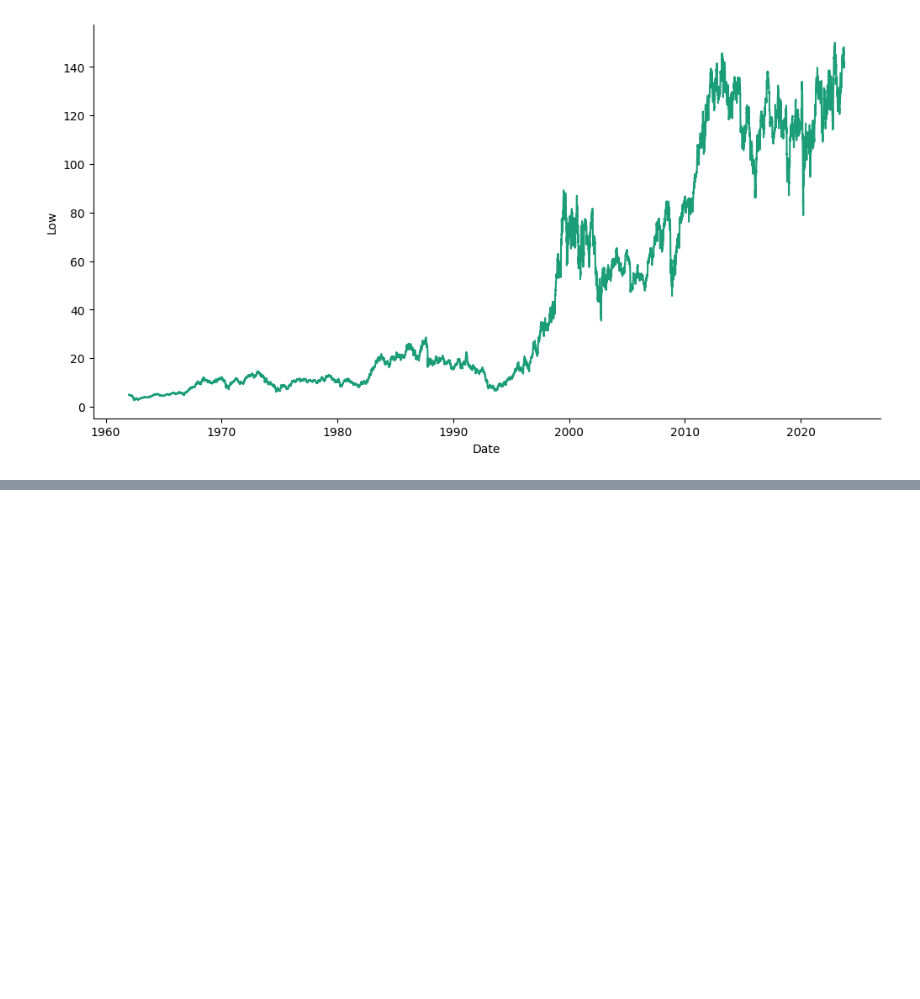
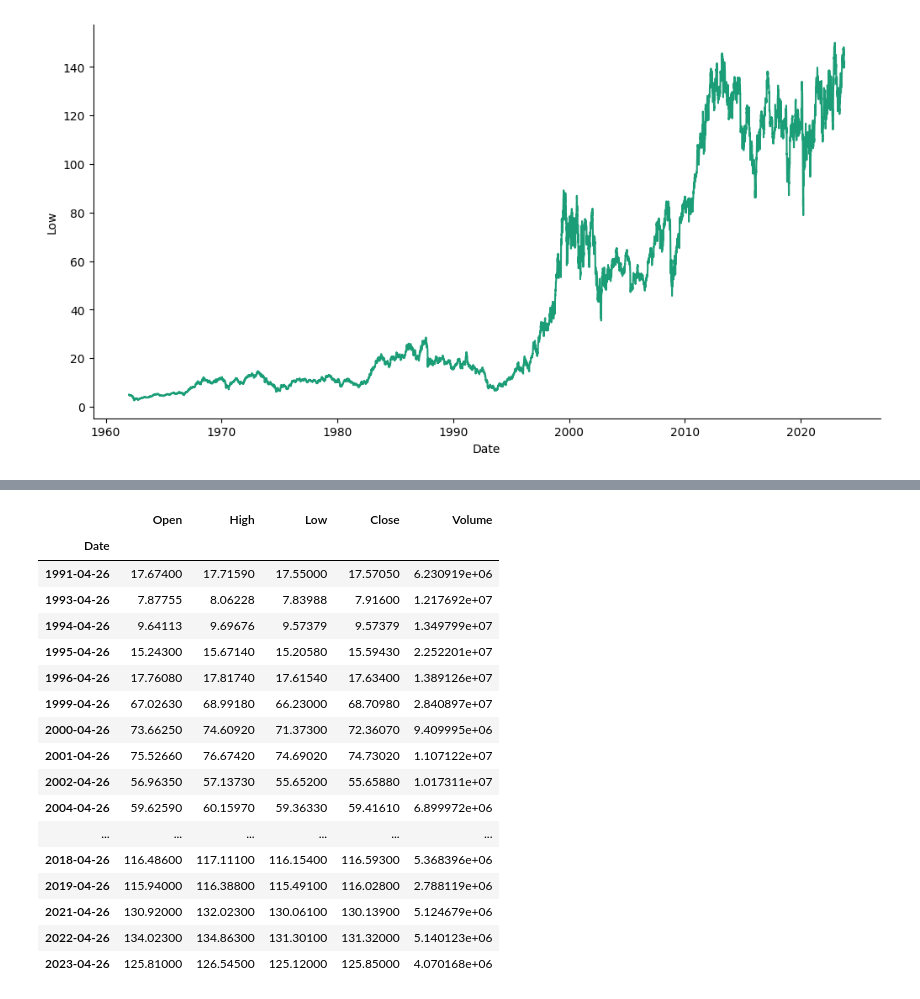
Before and after one commit to Johanhms/Practicas_Python, a Jupyter notebook: Data_Analysis_with_Pandas.ipynb, the cells around one changed output, grey strips where cells are left out. Cells and saved outputs as stored; diff of their text form; code cells hidden in the pictures; blank space fills up the shorter version.

```diff
--- a/Data_Analysis_with_Pandas.ipynb
+++ b/Data_Analysis_with_Pandas.ipynb
@@ -720,3 +720,5 @@ plt.xlabel('Date')
 _ = plt.ylabel('Low')
 # %% [output]
 [figure]
+# %%
+stocks = pd.read_csv("ibm.csv", parse_dates = ["Date"], index_col = "Date").sort_index()
@@ -722,0 +798,23 @@ _ = plt.ylabel('Low')
+# %%
+birthday = pd.date_range(start = "1991-04-26", end = "2023-04-26", freq = pd.DateOffset(years = 1))
+# %%
+stocks[stocks.index.isin(birthday)]
+# %% [output]
+|  | Open | High | Low | Close | Volume |
+| Date |  |  |  |  |  |
+| 1991-04-26 | 17.67400 | 17.71590 | 17.55000 | 17.57050 | 6.230919e+06 |
+| 1993-04-26 | 7.87755 | 8.06228 | 7.83988 | 7.91600 | 1.217692e+07 |
+| 1994-04-26 | 9.64113 | 9.69676 | 9.57379 | 9.57379 | 1.349799e+07 |
+| 1995-04-26 | 15.24300 | 15.67140 | 15.20580 | 15.59430 | 2.252201e+07 |
+| 1996-04-26 | 17.76080 | 17.81740 | 17.61540 | 17.63400 | 1.389126e+07 |
+| 1999-04-26 | 67.02630 | 68.99180 | 66.23000 | 68.70980 | 2.840897e+07 |
+| 2000-04-26 | 73.66250 | 74.60920 | 71.37300 | 72.36070 | 9.409995e+06 |
+| 2001-04-26 | 75.52660 | 76.67420 | 74.69020 | 74.73020 | 1.107122e+07 |
+| 2002-04-26 | 56.96350 | 57.13730 | 55.65200 | 55.65880 | 1.017311e+07 |
+| 2004-04-26 | 59.62590 | 60.15970 | 59.36330 | 59.41610 | 6.899972e+06 |
+| ... | ... | ... | ... | ... | ... |
+| 2018-04-26 | 116.48600 | 117.11100 | 116.15400 | 116.59300 | 5.368396e+06 |
+| 2019-04-26 | 115.94000 | 116.38800 | 115.49100 | 116.02800 | 2.788119e+06 |
+| 2021-04-26 | 130.92000 | 132.02300 | 130.06100 | 130.13900 | 5.124679e+06 |
+| 2022-04-26 | 134.02300 | 134.86300 | 131.30100 | 131.32000 | 5.140123e+06 |
+| 2023-04-26 | 125.81000 | 126.54500 | 125.12000 | 125.85000 | 4.070168e+06 |
```
Also changed, not shown: parts of 7 cells of this notebook.
